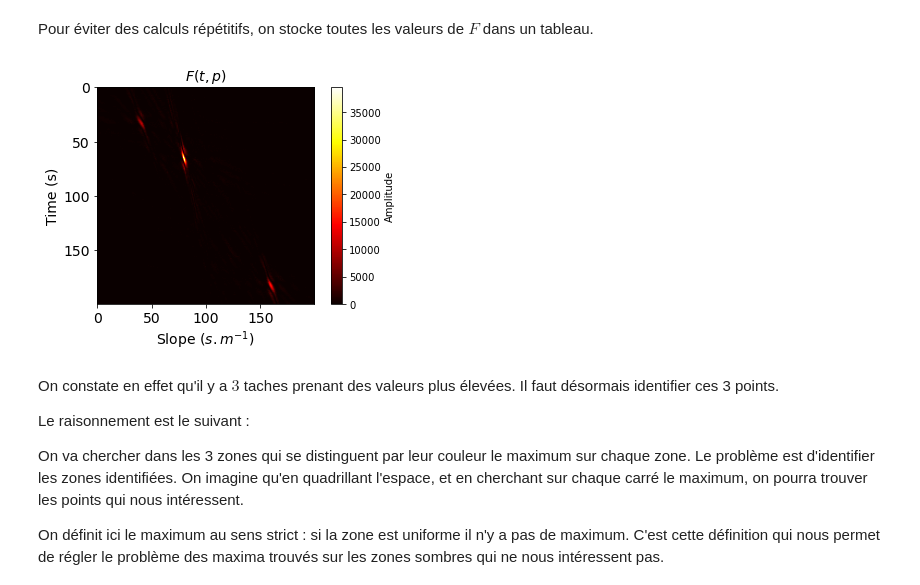
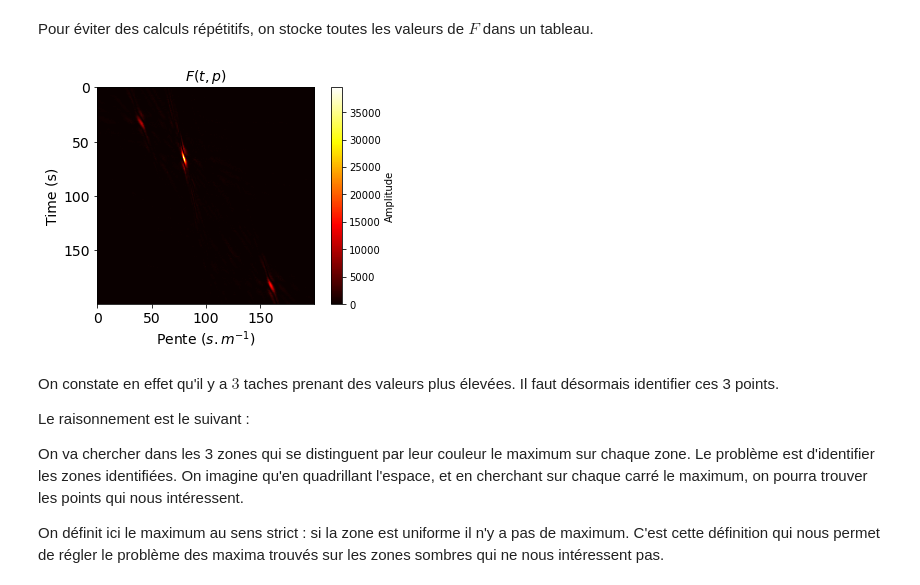
Before and after one commit to gabrielleberrada/projet_traitement_signal, a Jupyter notebook: mini_projet_interpolation/mini_projet_groupe3.ipynb, the cells around one changed output. Drawn from its saved outputs; the diff is of its cells as text; code cells hidden in the pictures.

```diff
--- a/mini_projet_interpolation/mini_projet_groupe3.ipynb
+++ b/mini_projet_interpolation/mini_projet_groupe3.ipynb
@@ -245,17 +245,17 @@ for i in range(nt_samples):
 # %%
 # Affichage de F
 vmax = np.max(F_array)
 fig = plt.figure()
 av = plt.subplot(111)
 plt.imshow(F_array, cmap='hot')
 plt.title('$F(t,p)$', fontsize = labelsize)
 av.set_ylabel("Time (s)", fontsize = labelsize)
-av.set_xlabel("Slope ($s.m^{-1}$)", fontsize = labelsize)
+av.set_xlabel("Pente ($s.m^{-1}$)", fontsize = labelsize)
 av.tick_params(axis='both', which='major', labelsize=labelsize)
 cbar = plt.colorbar()
 cbar.set_label("Amplitude")
 # %% [output]
-[figure, old version]
+[figure, new version]
 # %% [markdown]
 On constate en effet qu'il y a $3$ taches prenant des valeurs plus élevées. Il faut désormais identifier ces 3 points.
 
```
Also changed, not shown: parts of 8 cells of this notebook.
